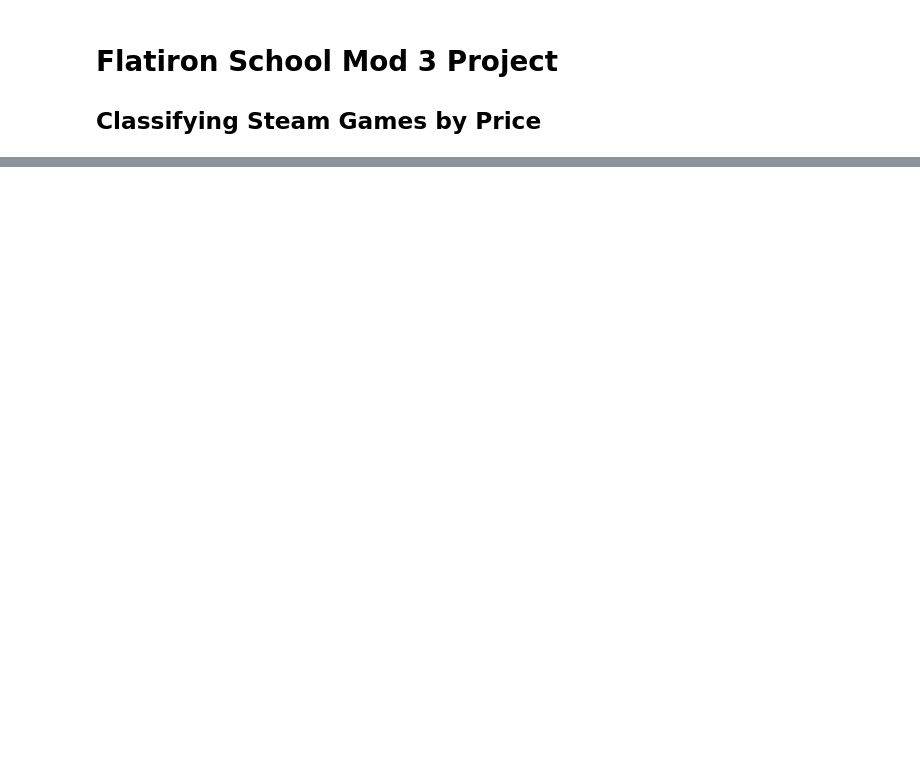
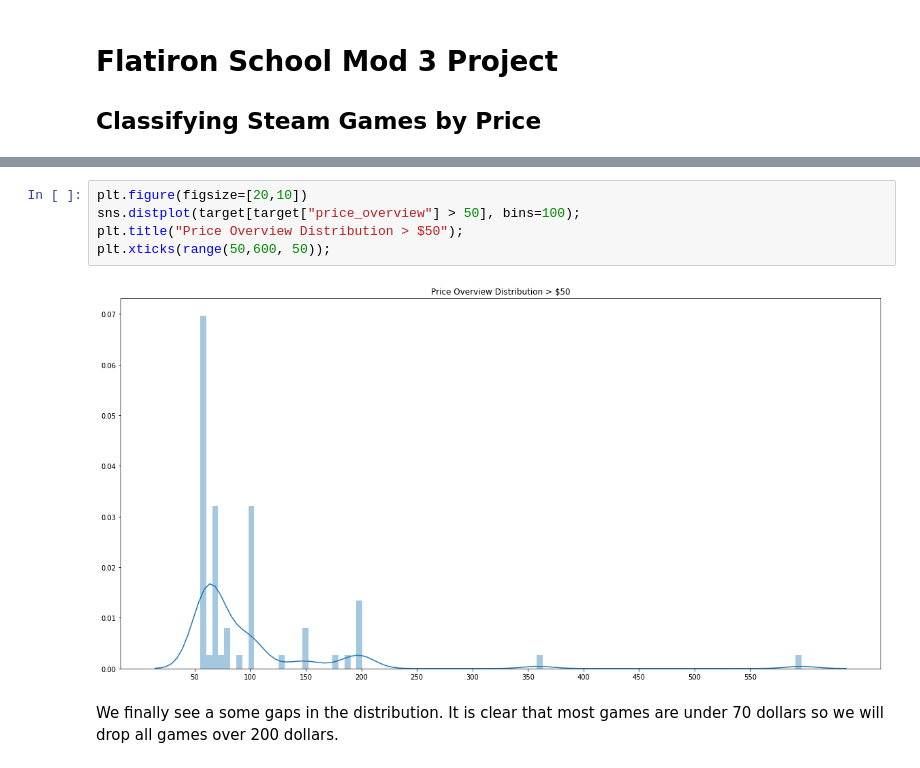
Before and after one commit to rvent/Steam_Pricing_Classification_Project, a Jupyter notebook: Final Presentation.ipynb, the cells around one changed output, grey strips where cells are left out. Drawn from its saved outputs; the diff is of its cells as text; blank space fills up the shorter version.

```diff
--- a/Final Presentation.ipynb
+++ b/Final Presentation.ipynb
@@ -111,0 +583,9 @@ NameError: name 'open_save_data' is not defined
+# %%
+plt.figure(figsize=[20,10])
+sns.distplot(target[target["price_overview"] > 50], bins=100);
+plt.title("Price Overview Distribution > $50");
+plt.xticks(range(50,600, 50));
+# %% [output]
+[figure, added]
+# %% [markdown]
+We finally see a some gaps in the distribution. It is clear that most games are under 70 dollars so we will drop all games over 200 dollars.
```
Also changed, not shown: parts of 87 cells of this notebook, 2 other files.
